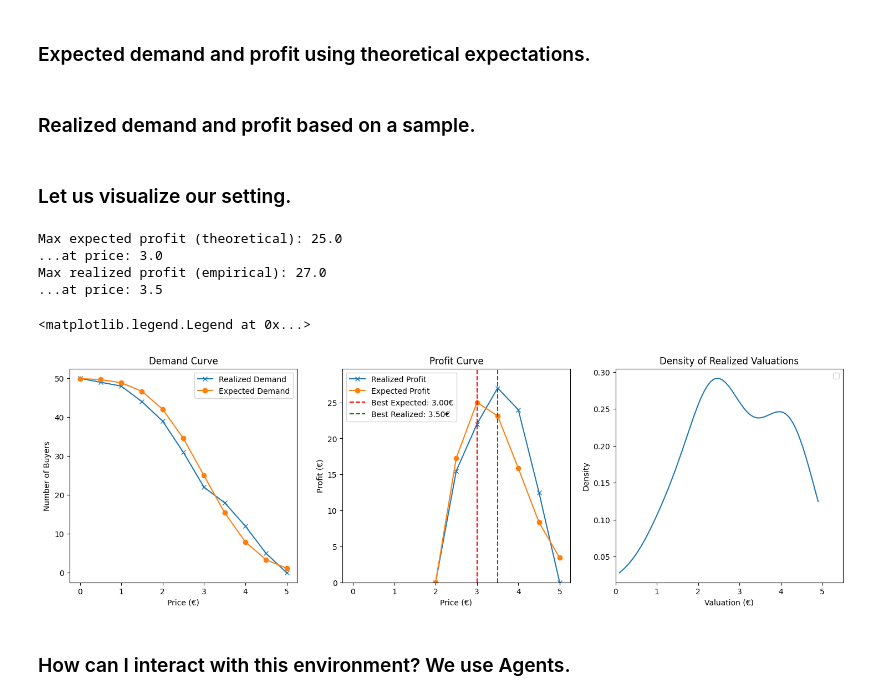
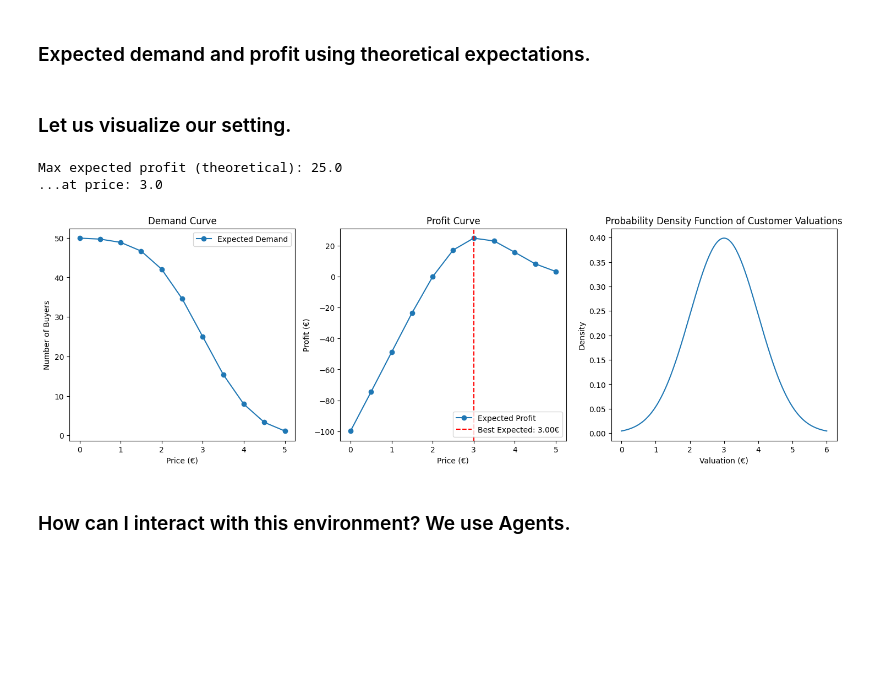
Before and after one commit to peetceenatoo/online-learning, a Jupyter notebook: R1.ipynb, the cells around one changed output. Drawn from its saved outputs; the diff is of its cells as text; code cells hidden in the pictures; blank space fills up the shorter version.

```diff
--- a/R1.ipynb
+++ b/R1.ipynb
@@ -35,7 +44,7 @@ class PricingEnvironmentSingleProduct:
 np.random.seed(30)
 
 T = 20000                 # Time horizon (number of rounds)
-n_trials = 100            # Number of independent trials for averaging
+n_trials = 10             # Number of independent trials for averaging
 N = 1                     # Number of products (unused in this version)
 
 # --- Pricing Grid and Product Info ---
@@ -48,6 +57,7 @@ K = len(P)                        # Number of price options (arms)
 
 cost = 2.00                       # Unit production cost
 value = 3.00                      # True mean customer valuation
+std_valuation = 1.0               # Standard deviation of customer valuations
 
 assert cost < value, "Cost must be less than value"
 
@@ -59,6 +69,11 @@ B = 120000                         # Total inventory available (seller capacity)
 
 buyers_per_round = 50
 assert buyers_per_round >= 1, "Must have at least one buyer per round"
+
+# --- Other Parameters ---
+
+zoom = 0.001              # Zoom factor for plotting
+s = 30                    # random seed
 # %% [markdown]
 ### Expected demand and profit using theoretical expectations.
 # %%
@@ -78,5 +93,3 @@ expected_profit_vector = (P - cost) * expected_demand_vector
 best_expected_index = np.argmax(expected_profit_vector)
 best_expected_price = P[best_expected_index]
 best_expected_profit = expected_profit_vector[best_expected_index]
-# %% [markdown]
-### Realized demand and profit based on a sample.
@@ -105,54 +98,38 @@ best_realized_profit = realized_profit_vector[best_realized_index]
 # %%
 # --- Summary of Results ---
 
 print("Max expected profit (theoretical):", round(best_expected_profit, 2))
 print("...at price:", round(best_expected_price, 2))
 
-print("Max realized profit (empirical):", round(best_realized_profit, 2))
-print("...at price:", round(best_realized_price, 2))
-
 # --- Plots: Expected vs Realized Demand and Profit ---
 
 fig, axs = plt.subplots(1, 3, figsize=(18, 5))
 
 # Demand comparison
-axs[0].plot(P, realized_demand_vector, label='Realized Demand', marker='x')
 axs[0].plot(P, expected_demand_vector, label='Expected Demand', marker='o')
 axs[0].set_title("Demand Curve")
 axs[0].set_xlabel("Price (€)")
 axs[0].set_ylabel("Number of Buyers")
 axs[0].legend()
 
 # Profit comparison
-axs[1].plot(P, realized_profit_vector, label='Realized Profit', marker='x')
 axs[1].plot(P, expected_profit_vector, label='Expected Profit', marker='o')
 axs[1].axvline(best_expected_price, color='r', linestyle='--', label=f"Best Expected: {best_expected_price:.2f}€")
-axs[1].axvline(best_realized_price, color='g', linestyle='--', label=f"Best Realized: {best_realized_price:.2f}€")
 axs[1].set_title("Profit Curve")
 axs[1].set_xlabel("Price (€)")
 axs[1].set_ylabel("Profit (€)")
 axs[1].legend()
-# Automatically adjust y-axis to show just above the lowest observed positive profit
-positive_profits = np.concatenate([expected_profit_vector, realized_profit_vector])
-ymin = max(min(positive_profits[positive_profits > 0].min(), 0), 0)
-ymax = positive_profits.max() * 1.1  # a bit of margin on top
-axs[1].set_ylim(ymin, ymax)
 
-# KDE of sampled valuations
-x_vals = np.linspace(min(valuations), max(valuations), 1000)
-axs[2].plot(x_vals, gaussian_kde(valuations)(x_vals))
-axs[2].set_xlim(min_p, max_p*1.1)
-axs[2].set_title("Density of Realized Valuations")
+# Additional plot for the PDF of customer valuations
+x_vals = np.linspace(min_p, max_p * 1.2, 500) # Extend range slightly for visualization
+axs[2].plot(x_vals, norm.pdf(x_vals, loc=value, scale=std_valuation))
+axs[2].set_title("Probability Density Function of Customer Valuations")
 axs[2].set_xlabel("Valuation (€)")
-axs[2].set_ylabel("Density")
-axs[2].legend()
+_ = axs[2].set_ylabel("Density")
 # %% [output]
 Max expected profit (theoretical): 25.0
 ...at price: 3.0
-Max realized profit (empirical): 27.0
-...at price: 3.5
-<matplotlib.legend.Legend at 0x...>
-[figure, old version]
+[figure, new version]
 # %% [markdown]
 ### How can I interact with this environment? We use Agents.
 # %%
```
Also changed, not shown: parts of 25 cells of this notebook.
